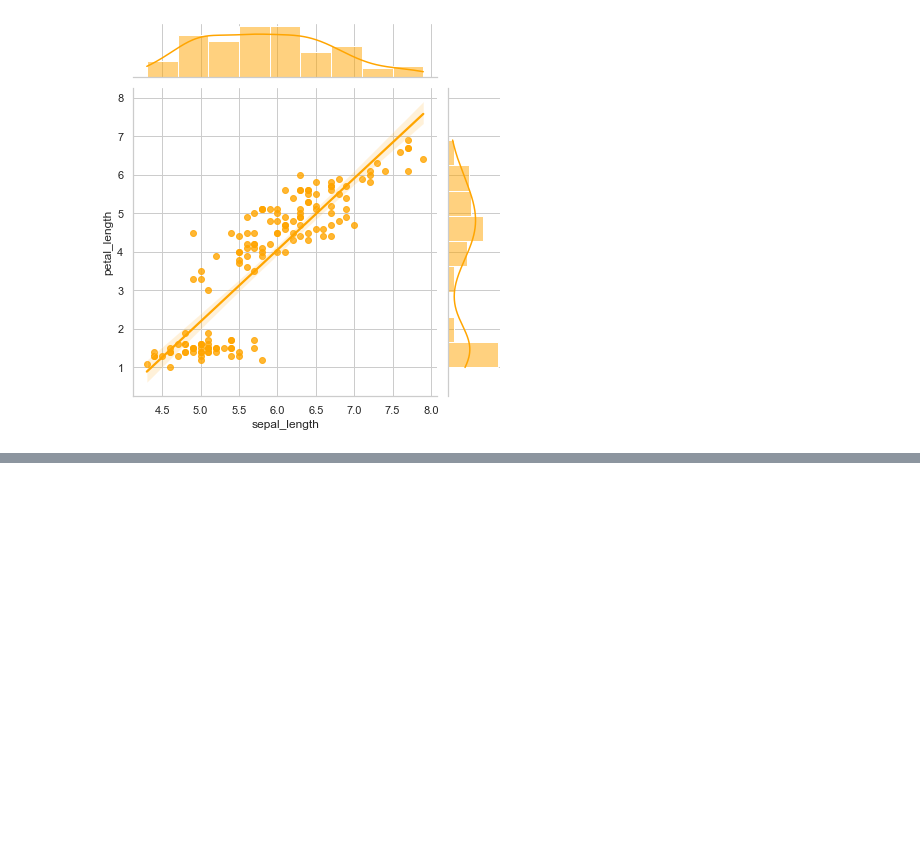
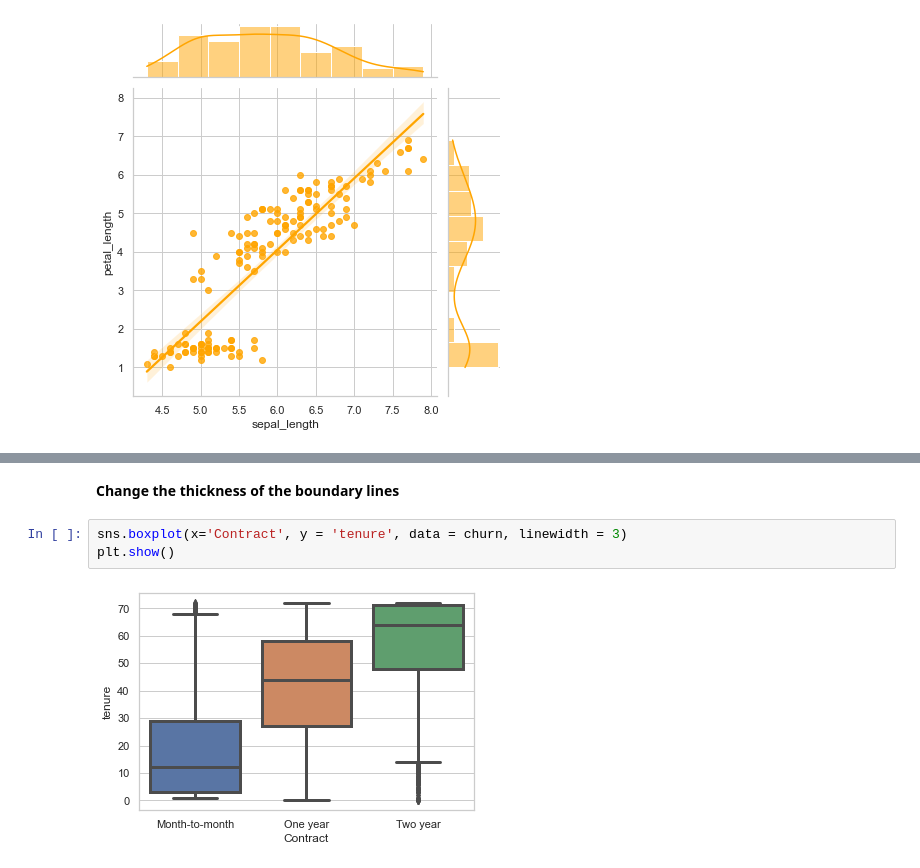
Before and after one commit to World-of-ML-AI/Data-Analysis-Tools, a Jupyter notebook: Seaborn/Seaborn Tutorial.ipynb, the cells around one changed output, grey strips where cells are left out. Cells and saved outputs as stored; diff of their text form; blank space fills up the shorter version.

```diff
--- a/Seaborn/Seaborn Tutorial.ipynb
+++ b/Seaborn/Seaborn Tutorial.ipynb
@@ -214,0 +256,7 @@ plt.show()
+# %% [markdown]
+**Change the thickness of the boundary lines**
+# %%
+sns.boxplot(x='Contract', y = 'tenure', data = churn, linewidth = 3)
+plt.show()
+# %% [output]
+[figure, added]
```
Also changed, not shown: parts of 13 cells of this notebook, 1 other file.
